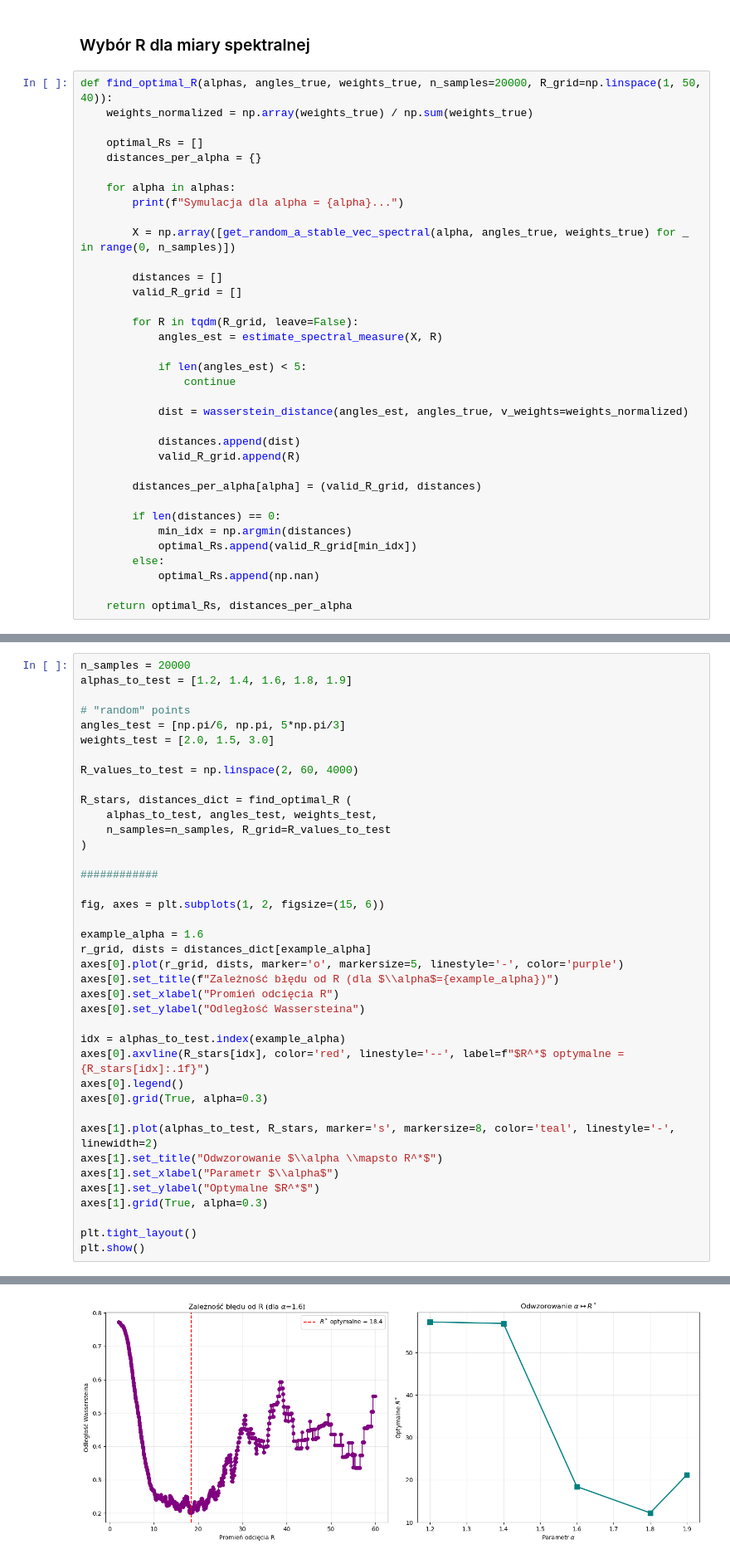
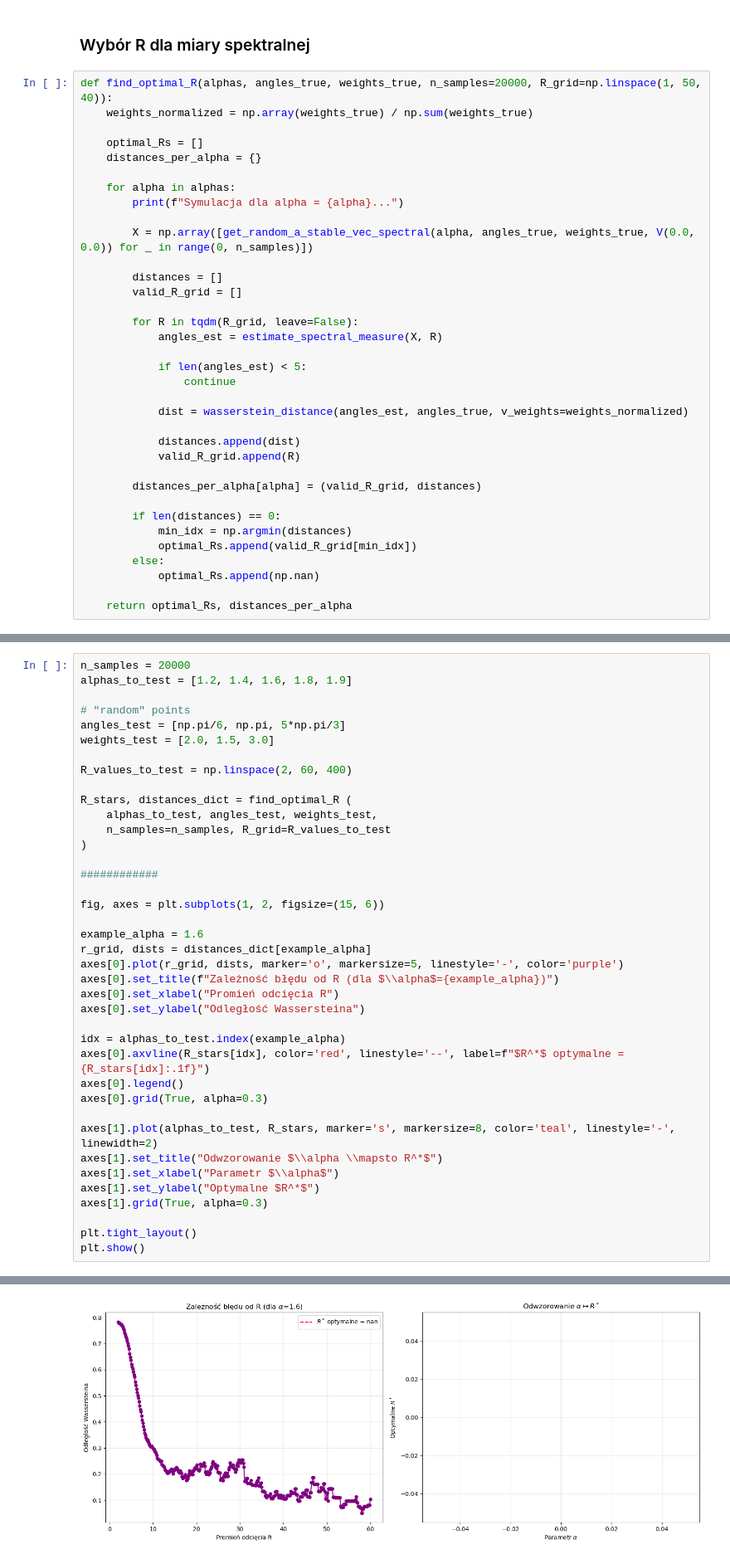
Before and after one commit to BartoszMichalak13/Raports-CSoSP, a Jupyter notebook: ksps_r2_242504_268429.ipynb, the cells around one changed output, grey strips where cells are left out. Shown at 83% size. Cells and saved outputs as stored; diff of their text form.

```diff
--- a/ksps_r2_242504_268429.ipynb
+++ b/ksps_r2_242504_268429.ipynb
@@ -453,7 +453,7 @@ def find_optimal_R(alphas, angles_true, weights_true, n_samples=20000, R_grid=np
     for alpha in alphas:
         print(f"Symulacja dla alpha = {alpha}...")
 
-        X = np.array([get_random_a_stable_vec_spectral(alpha, angles_true, weights_true) for _ in range(0, n_samples)])
+        X = np.array([get_random_a_stable_vec_spectral(alpha, angles_true, weights_true, V(0.0, 0.0)) for _ in range(0, n_samples)])
 
         distances = []
         valid_R_grid = []
@@ -488,7 +488,7 @@ alphas_to_test = [1.2, 1.4, 1.6, 1.8, 1.9]
 angles_test = [np.pi/6, np.pi, 5*np.pi/3]
 weights_test = [2.0, 1.5, 3.0]
 
-R_values_to_test = np.linspace(2, 60, 4000)
+R_values_to_test = np.linspace(2, 60, 400)
 
 R_stars, distances_dict = find_optimal_R (
     alphas_to_test, angles_test, weights_test,
@@ -498,31 +498,31 @@ R_stars, distances_dict = find_optimal_R (
 ############
 
 fig, axes = plt.subplots(1, 2, figsize=(15, 6))
 
 example_alpha = 1.6
 r_grid, dists = distances_dict[example_alpha]
 axes[0].plot(r_grid, dists, marker='o', markersize=5, linestyle='-', color='purple')
 axes[0].set_title(f"Zależność błędu od R (dla $\\alpha$={example_alpha})")
 axes[0].set_xlabel("Promień odcięcia R")
 axes[0].set_ylabel("Odległość Wassersteina")
 
 idx = alphas_to_test.index(example_alpha)
 axes[0].axvline(R_stars[idx], color='red', linestyle='--', label=f"$R^*$ optymalne = {R_stars[idx]:.1f}")
 axes[0].legend()
 axes[0].grid(True, alpha=0.3)
 
 axes[1].plot(alphas_to_test, R_stars, marker='s', markersize=8, color='teal', linestyle='-', linewidth=2)
 axes[1].set_title("Odwzorowanie $\\alpha \\mapsto R^*$")
 axes[1].set_xlabel("Parametr $\\alpha$")
 axes[1].set_ylabel("Optymalne $R^*$")
 axes[1].grid(True, alpha=0.3)
 
 plt.tight_layout()
 plt.show()
 # %% [output]
 Symulacja dla alpha = 1.2...
 Symulacja dla alpha = 1.4...
 Symulacja dla alpha = 1.6...
 Symulacja dla alpha = 1.8...
 Symulacja dla alpha = 1.9...
-[figure, old version]
+[figure, new version]
```
Also changed, not shown: parts of 4 cells of this notebook, 1 other file.
